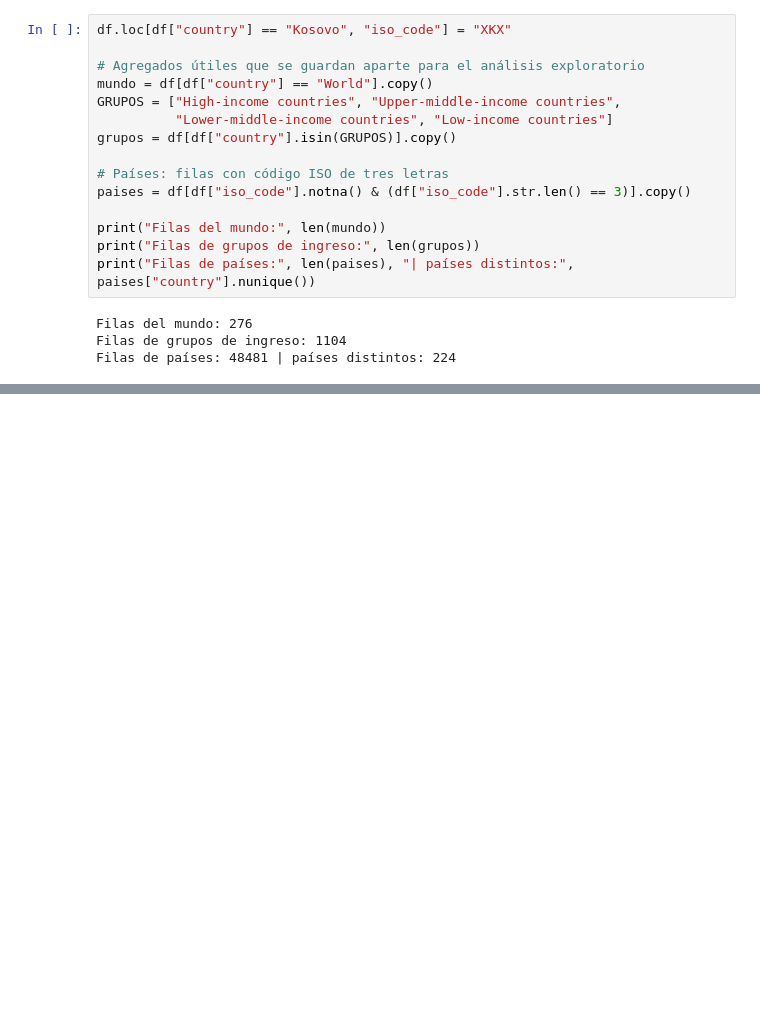
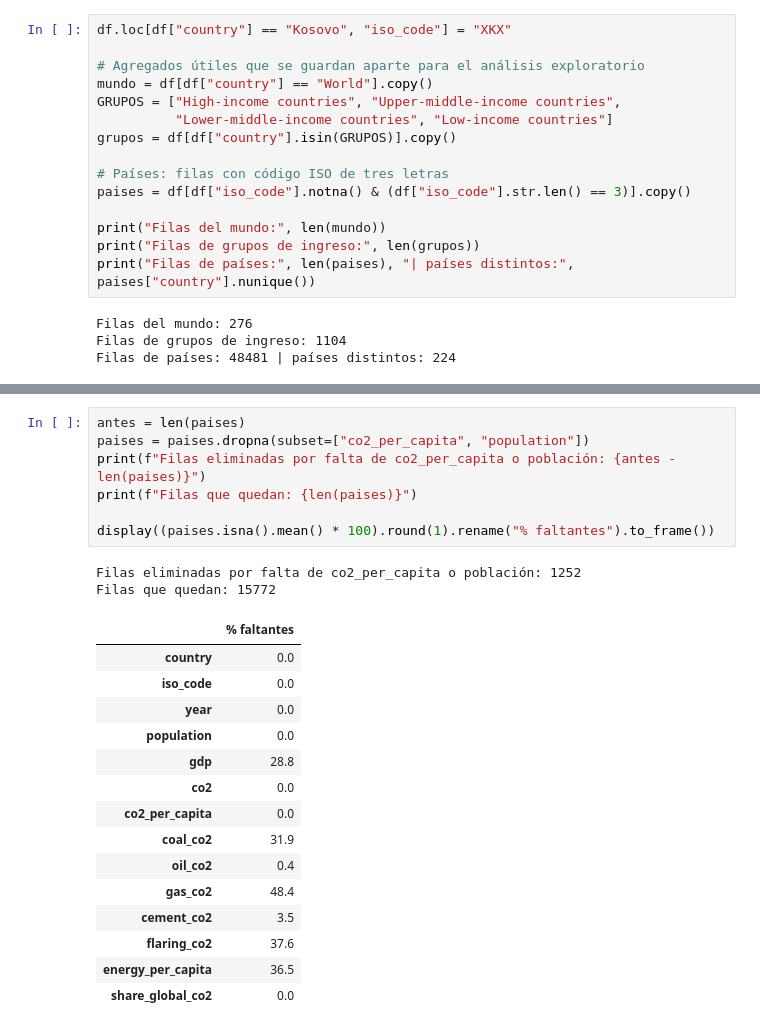
Before and after one commit to felipecasta0330/proyecto-final-co2, a Jupyter notebook: notebooks/01_limpieza_datos.ipynb, the cells around one changed output, grey strips where cells are left out. Saved outputs shown, nothing was run; the diff lists cells and outputs as text; blank space fills up the shorter version.

```diff
--- a/notebooks/01_limpieza_datos.ipynb
+++ b/notebooks/01_limpieza_datos.ipynb
@@ -163,0 +197,25 @@ Filas de países: 48481 | países distintos: 224
+# %%
+antes = len(paises)
+paises = paises.dropna(subset=["co2_per_capita", "population"])
+print(f"Filas eliminadas por falta de co2_per_capita o población: {antes - len(paises)}")
+print(f"Filas que quedan: {len(paises)}")
+
+display((paises.isna().mean() * 100).round(1).rename("% faltantes").to_frame())
+# %% [output]
+Filas eliminadas por falta de co2_per_capita o población: 1252
+Filas que quedan: 15772
+|  | % faltantes |
+| country | 0.0 |
+| iso_code | 0.0 |
+| year | 0.0 |
+| population | 0.0 |
+| gdp | 28.8 |
+| co2 | 0.0 |
+| co2_per_capita | 0.0 |
+| coal_co2 | 31.9 |
+| oil_co2 | 0.4 |
+| gas_co2 | 48.4 |
+| cement_co2 | 3.5 |
+| flaring_co2 | 37.6 |
+| energy_per_capita | 36.5 |
+| share_global_co2 | 0.0 |
```
Also changed, not shown: parts of 16 cells of this notebook, 3 other files.
